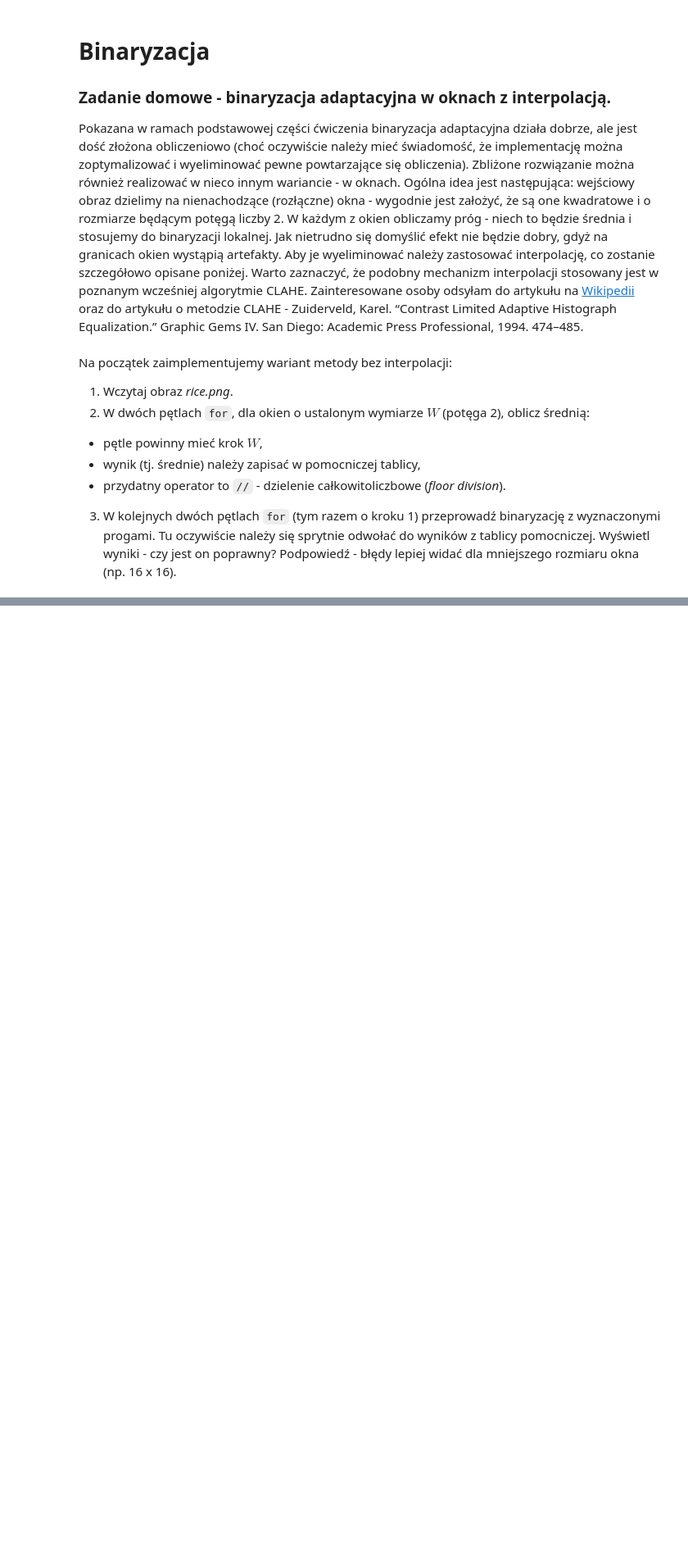
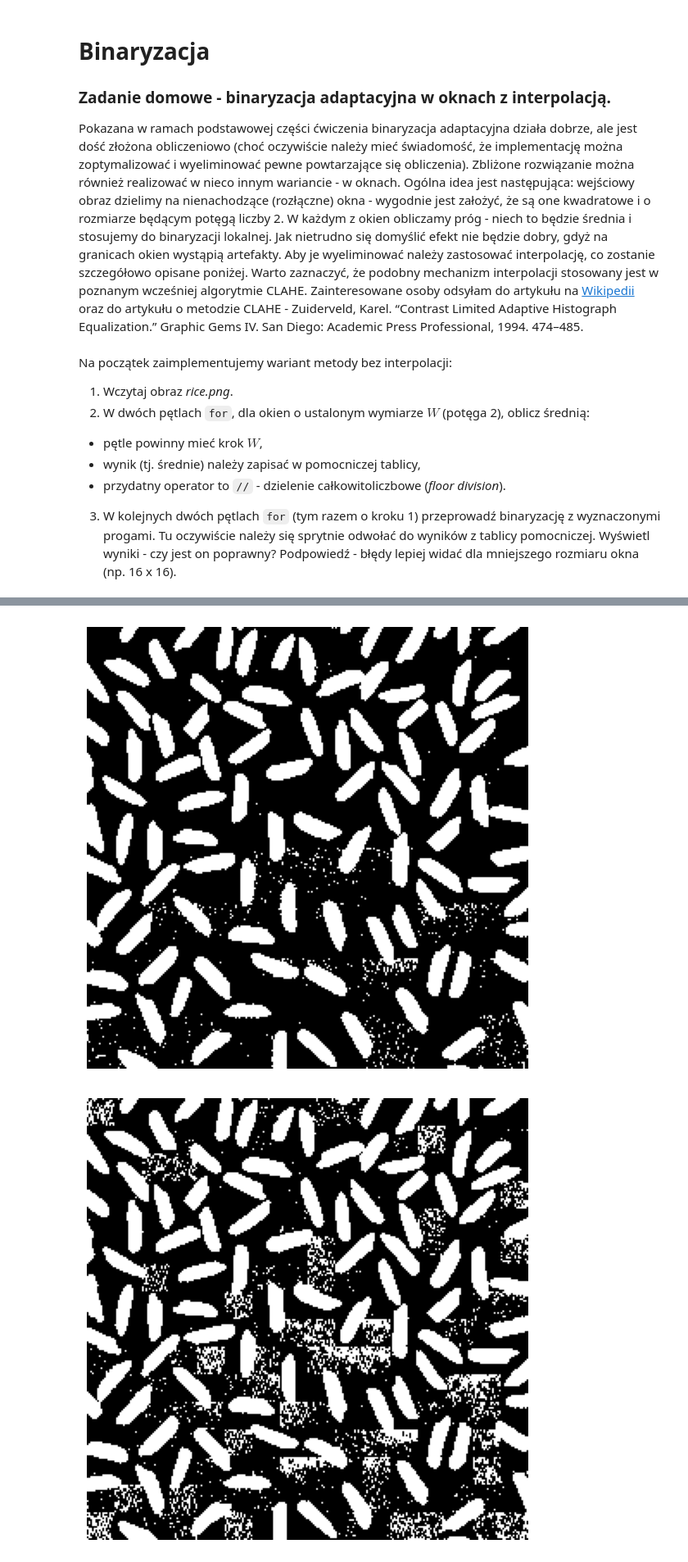
Before and after one commit to sQbanv/Introduction-to-Digital-Image-Processing, a Jupyter notebook: Binaryzacja/04_thresholding_hw.ipynb, the cells around one changed output, grey strips where cells are left out. Shown at 82% size. Cells and saved outputs as stored; diff of their text form; code cells hidden in the pictures; blank space fills up the shorter version.

Commit message:
04_thresholding_hw final

```diff
--- a/Binaryzacja/04_thresholding_hw.ipynb
+++ b/Binaryzacja/04_thresholding_hw.ipynb
@@ -39,3 +52,29 @@ if not os.path.exists(fileName):
+# %%
+def adaptive_bin_without_interpolation(img, W = 32):
+    h, w = img.shape
+
+    mean_table = np.zeros((h // W, w // W), dtype=np.float32)
+
+    for i in range(0, h, W):
+        for j in range(0, w, W):
+            window = img[i:i+W, j:j+W]
+            mean_table[i // W, j // W] = np.mean(window)
+
+    bin_img = np.zeros_like(img, dtype=np.uint8)
+
+    for i in range(h):
+        for j in range(w):
+            threshold = mean_table[i // W, j // W]
+
+            bin_img[i, j] = 255 if img[i, j] > threshold else 0
+
+    return bin_img
+# %%
+draw_img_g(adaptive_bin_without_interpolation(rice))
+draw_img_g(adaptive_bin_without_interpolation(rice, 16))
+# %% [output]
+[figure, added]
+[figure, added]
 # %% [markdown]
 4. Rozwiązaniem problemu artefaktów na obrazie jest zastosowanie interpolacji.
    Próg binaryzacji dla danego piksela wyliczany jest na podstawie progów z sąsiednich okien.
```
Also changed, not shown: parts of 8 cells of this notebook.
